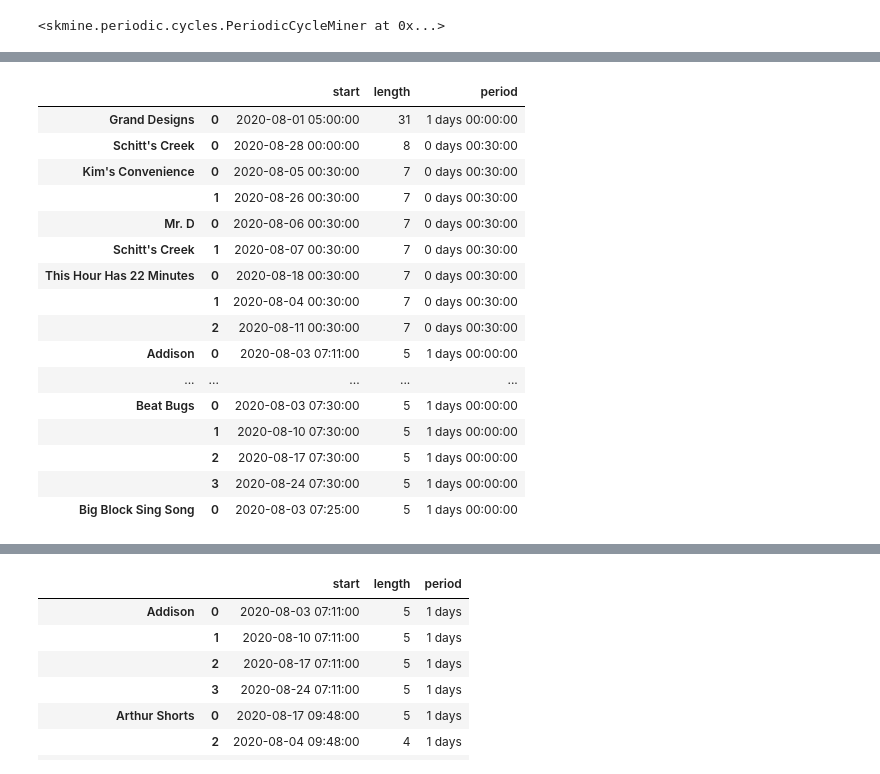
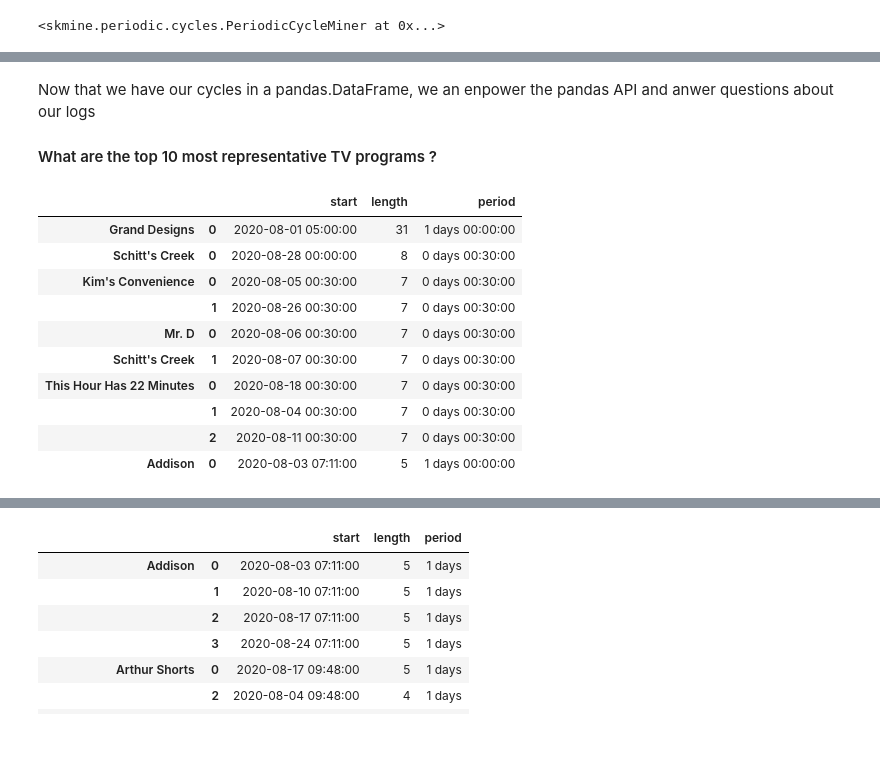
Before and after one commit to scikit-mine/scikit-mine, a Jupyter notebook: docs/tutorials/periodic/periodic_canadian_tv.ipynb, the cells around one changed output, grey strips where cells are left out. Drawn from its saved outputs; the diff is of its cells as text; code cells hidden in the pictures; blank space fills up the shorter version.

```diff
--- a/docs/tutorials/periodic/periodic_canadian_tv.ipynb
+++ b/docs/tutorials/periodic/periodic_canadian_tv.ipynb
@@ -102,20 +136,18 @@ cycles
+# %% [markdown]
+Now that we have our cycles in a pandas.DataFrame, we an enpower the pandas API and anwer questions about our logs
+
+#### What are the top 10 most representative TV programs ?
 # %%
-cycles.nlargest(20, columns="length")
+cycles.nlargest(10, ["length"])
 # %% [output]
 |  |  | start | length | period |
 | Grand Designs | 0 | 2020-08-01 05:00:00 | 31 | 1 days 00:00:00 |
 | Schitt's Creek | 0 | 2020-08-28 00:00:00 | 8 | 0 days 00:30:00 |
 | Kim's Convenience | 0 | 2020-08-05 00:30:00 | 7 | 0 days 00:30:00 |
 |  | 1 | 2020-08-26 00:30:00 | 7 | 0 days 00:30:00 |
 | Mr. D | 0 | 2020-08-06 00:30:00 | 7 | 0 days 00:30:00 |
 | Schitt's Creek | 1 | 2020-08-07 00:30:00 | 7 | 0 days 00:30:00 |
 | This Hour Has 22 Minutes | 0 | 2020-08-18 00:30:00 | 7 | 0 days 00:30:00 |
 |  | 1 | 2020-08-04 00:30:00 | 7 | 0 days 00:30:00 |
 |  | 2 | 2020-08-11 00:30:00 | 7 | 0 days 00:30:00 |
 | Addison | 0 | 2020-08-03 07:11:00 | 5 | 1 days 00:00:00 |
-| ... | ... | ... | ... | ... |
-| Beat Bugs | 0 | 2020-08-03 07:30:00 | 5 | 1 days 00:00:00 |
-|  | 1 | 2020-08-10 07:30:00 | 5 | 1 days 00:00:00 |
-|  | 2 | 2020-08-17 07:30:00 | 5 | 1 days 00:00:00 |
-|  | 3 | 2020-08-24 07:30:00 | 5 | 1 days 00:00:00 |
-| Big Block Sing Song | 0 | 2020-08-03 07:25:00 | 5 | 1 days 00:00:00 |
```
Also changed, not shown: parts of 25 cells of this notebook.
